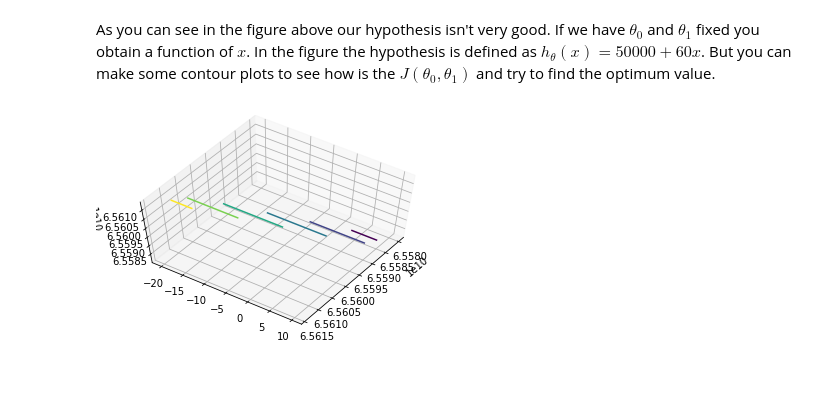
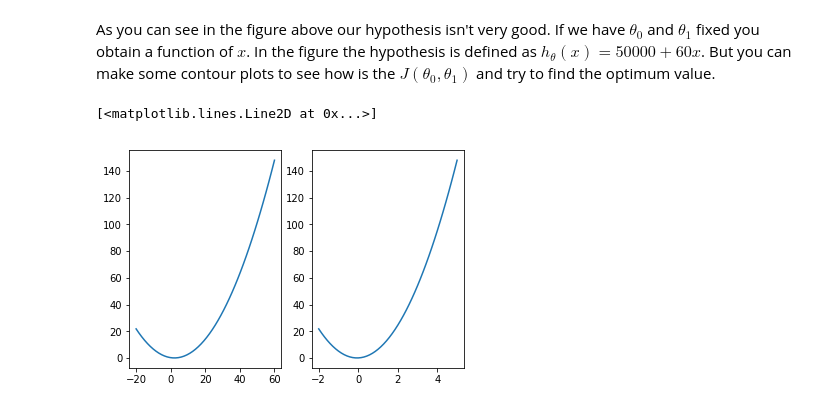
Before and after one commit to kala855/machine-learning, a Jupyter notebook: introduction/linearRegression/linearRegressionOneVariable.ipynb, the cells around one changed output. Drawn from its saved outputs; the diff is of its cells as text; code cells hidden in the pictures; blank space fills up the shorter version.

Commit message:
The surface plot isn't working. It is important to create the surface.

```diff
--- a/introduction/linearRegression/linearRegressionOneVariable.ipynb
+++ b/introduction/linearRegression/linearRegressionOneVariable.ipynb
@@ -213,37 +213,26 @@ plt.plot(X,h_theta)
 [figure]
 # %% [markdown]
 As you can see in the figure above our hypothesis isn't very good. If we have $\theta_{0}$ and $\theta_{1}$ fixed you obtain a function of $x$. In the figure the hypothesis is defined as $h_{\theta}(x) = 50000 + 60x$. But you can make some contour plots to see how is the $J(\theta_{0},\theta_{1})$ and try to find the optimum value.
-# %%
-#x = np.array([1, 2, 3]) # Input Variables
-#y = np.array([1, 2, 3]) # Target Variables
-
-X1 = X / 1000
-
-m = X.shape[0] # Number of Variables. x,y are known as training example
-
-nx = 300
-ny = 300
-theta0 = np.linspace(-20, 10, nx)
-theta1 = np.linspace(-20, 10, ny)
-THETA0, THETA1 = np.meshgrid(theta0, theta1)
-J = THETA0
-
-for i in range(nx):
-    for j in range(ny):
-        h_theta = THETA0[i,j] + THETA1[i,j]*X1
-        J[i,j] = (1/(2*m)) * (np.sum(np.square(h_theta - Y))) # Cost function to minimize
-
-#theta1 = np.array([1.0,0.5,1.5,2,2.5,0,-0.5,-1.0,3.0]) # One of the parameters of our hypothesis
-#theta0 = np.array([1.0,0.5,1.5,2,2.5,0,-0.5,-1.0,3.0]) # One of the parameters of our hypothesis
-#J = np.zeros(theta1.shape[0])
-#j = 0
-#for i in theta0:
-#    h_theta = i + theta1[j]*x
-#    J[j] = (1/(2*m)) * (np.sum(np.square(h_theta - y))) # Cost function to minimize
-#    j = j + 1
-fig = plt.figure()
-ax = fig.add_subplot(111, projection='3d')
-ax.contour3D(THETA0, THETA1, J)
-ax.view_init(60, 35)
-# %% [output]
-[figure, removed]
+# %%
+X1 = X / 1000
+
+m = X1.shape[0] # Number of Variables. x,y are known as training example
+theta1 = np.linspace(-2,5,50)
+theta0 = np.linspace(-20,60,50)
+J = np.zeros(theta1.shape[0])
+j = 0
+for i in theta1:
+    h_theta = theta0[j]+i*x
+    J[j] = (1/(2*m)) * (np.sum(np.square(h_theta - y))) # Cost function to minimize
+    j = j + 1
+
+fig = plt.figure()
+fig.add_subplot(121)
+plt.plot(theta0,J)
+fig.add_subplot(122)
+plt.plot(theta1,J)
+
+## It is important to create a surface plot of this
+# %% [output]
+[<matplotlib.lines.Line2D at 0x...>]
+[figure, added]
```
